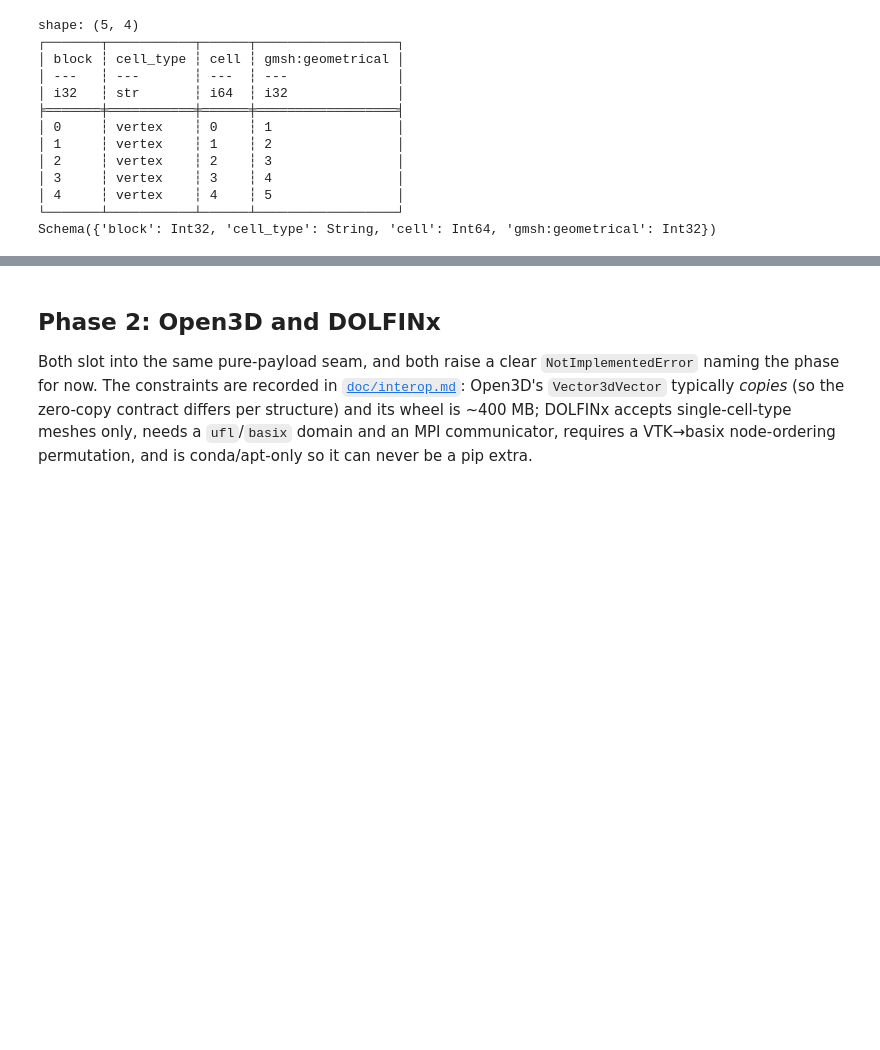
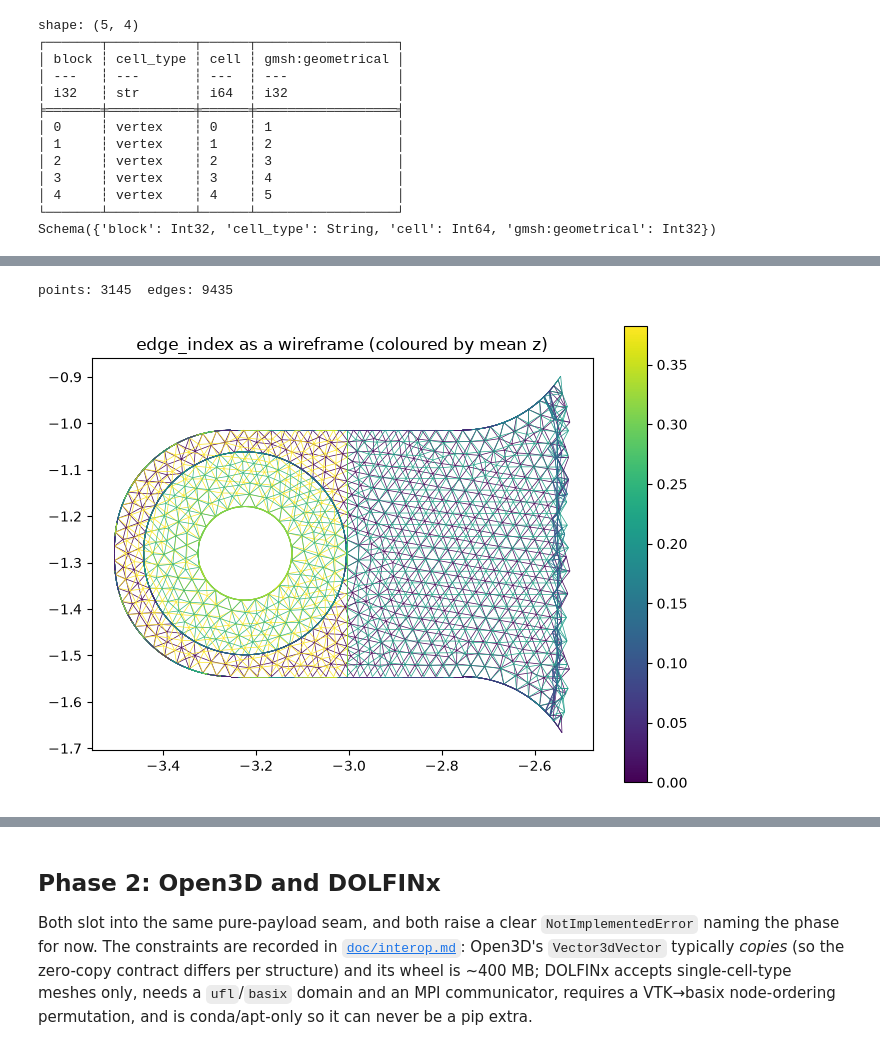
Before and after one commit to loumalouomega/meshioplusplus, a Jupyter notebook: example/python/04_interop.ipynb, the cells around one changed output, grey strips where cells are left out. Saved outputs shown, nothing was run; the diff lists cells and outputs as text; code cells hidden in the pictures; blank space fills up the shorter version.

```diff
--- a/example/python/04_interop.ipynb
+++ b/example/python/04_interop.ipynb
@@ -395,0 +406,26 @@ Schema({'block': Int32, 'cell_type': String, 'cell': Int64, 'gmsh:geometrical':
+# %%
+from matplotlib.collections import LineCollection
+
+stats = mp.compute_stats(mesh)
+lo, hi = np.array(stats['bbox_min']), np.array(stats['bbox_max'])
+cut = lo + (hi - lo) * np.array([0.28, 1.0, 1.0])   # a slab of the bracket
+piece = mp.extract_skin(mp.crop(mesh, bbox=(lo, cut)), linearize=True)
+
+ei = mp.edge_index(piece, undirected=False)          # unique edges, (2, E)
+print('points:', len(piece.points), ' edges:', ei.shape[1])
+
+segs = piece.points[ei.T][:, :, :2]                  # x-y projection
+depth = piece.points[ei.T][:, :, 2].mean(axis=1)     # colour by mean z
+fig, ax = plt.subplots(figsize=(7, 6))
+coll = LineCollection(segs, cmap='viridis', linewidths=0.5)
+coll.set_array(depth)
+ax.add_collection(coll)
+ax.autoscale()
+ax.set_aspect('equal')
+ax.set_title('edge_index as a wireframe (coloured by mean z)')
+fig.colorbar(coll, ax=ax, shrink=0.8)
+plt.tight_layout()
+plt.show()
+# %% [output]
+points: 3145  edges: 9435
+[figure, added]
```
Also changed, not shown: parts of 5 cells of this notebook.
